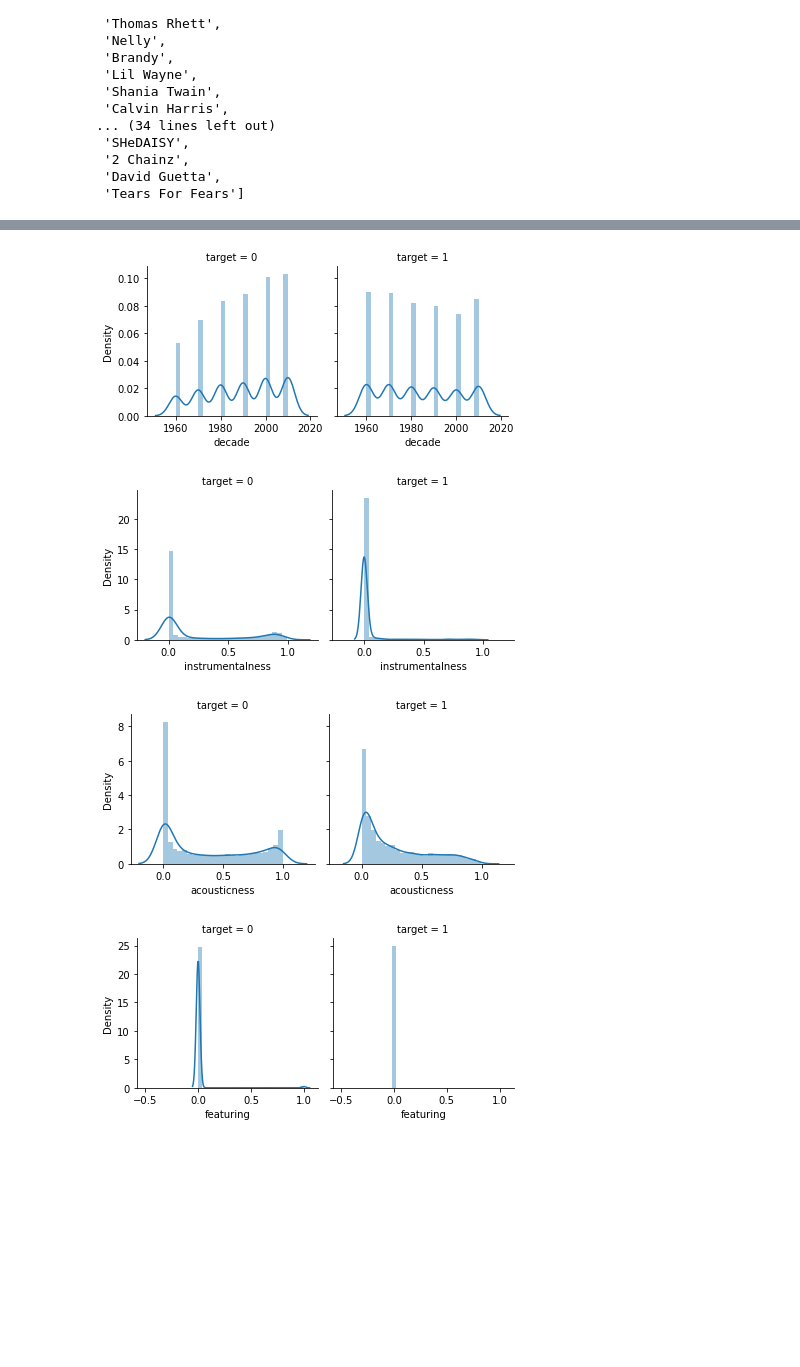
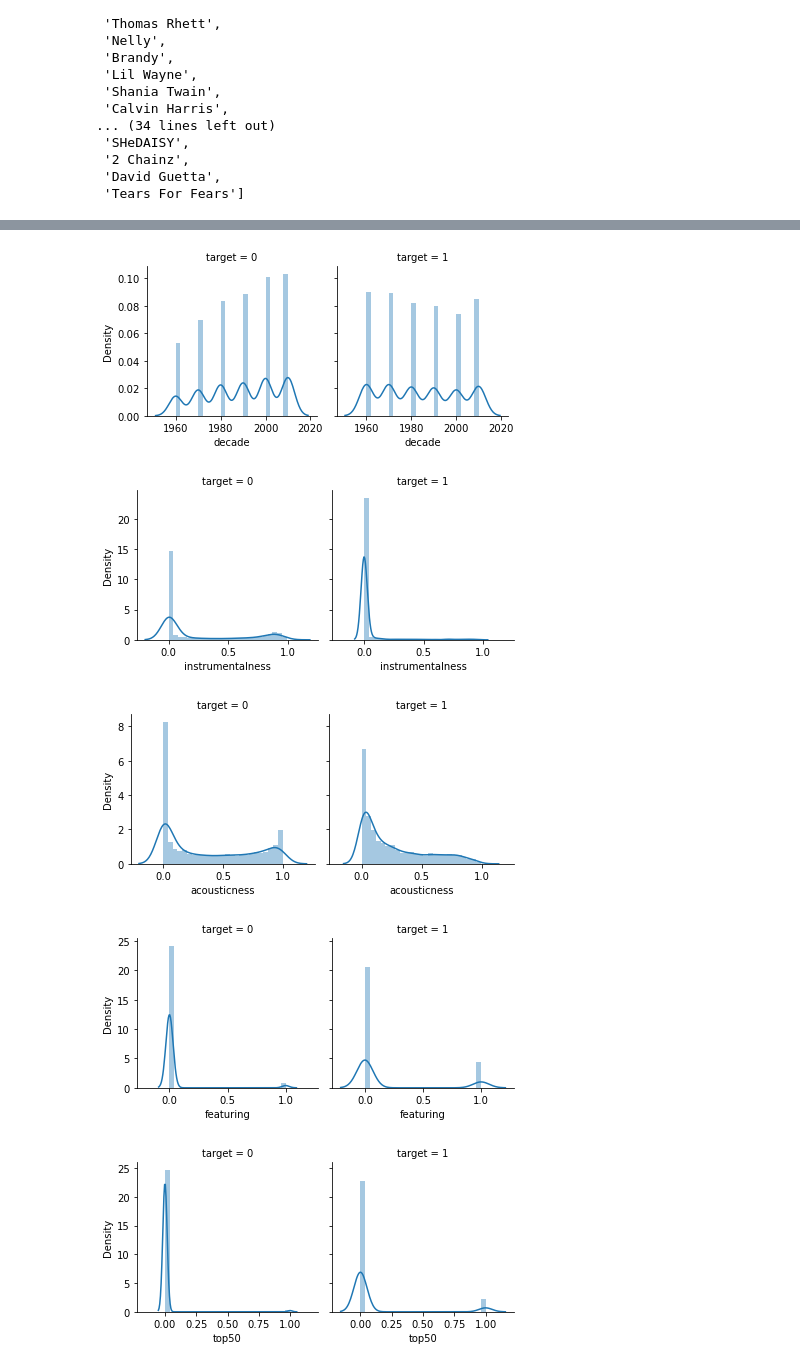
Before and after one commit to igalonso/spot-a-hit, a Jupyter notebook: spotify_all-final.ipynb, the cells around one changed output, grey strips where cells are left out. Saved outputs shown, nothing was run; the diff lists cells and outputs as text; code cells hidden in the pictures; blank space fills up the shorter version.

```diff
--- a/spotify_all-final.ipynb
+++ b/spotify_all-final.ipynb
@@ -340,9 +340,9 @@ data = pd.read_excel('train.xlsx',sheet_name='Sheet1')
 popular = data[data["target"]==1]
 #data.info()
 # %%
-data = data.assign(featuring = np.where((data['artist'].str.contains('Featuring')),1,0))
-data = data.assign(featuring = np.where((data['artist'].str.contains('&')),1,0))
-data = data.assign(featuring = np.where((data['track'].str.contains('feat')),1,0))
+data = data.assign(featuring = np.where((data['artist'].str.contains('Featuring')) | (data['artist'].str.contains('&')) | (data['track'].str.contains('feat')),1,0))
+#data = data.assign(featuring = np.where((data['artist'].str.contains('&')),1,0))
+#data = data.assign(featuring = np.where((data['track'].str.contains('feat')),1,0))
 artists = (popular['artist'].str.split(' Featuring | & ').str[0].str.strip()).str.split('&').str[0].str.strip()
 name_count = Counter(artists).most_common(50)
 top50 = []
@@ -371,28 +371,13 @@ top50
  'David Guetta',
  'Tears For Fears']
 # %%
-data['artist_array'] = data['artist'].str.split(' Featuring| &')
+res = data['artist'].str.split(' Featuring| &')
+data['artist_array'] = res.apply('|'.join)
+pattern = '|'.join(top50)
 
-#data['top50'] = data['artist_array'].isin(top50).astype(int)
-#data['top50'] = any(item in data['artist_array'] for item in top50)
-#data.head()
-#data.to_excel("dataartist_array.xlsx")
-
-#res = data[~data['artist_array'].str.strip().isin(top50)]
-#res2 = data['artist_array'].isin(top50df['artist'])
-#print(data['artist_array'].where(data['artist'].isin(top50df)))
-#data['top50'] = res2
-#data.to_excel("dataartist_array.xlsx")
-#res = data.artist_array.isin(top50df.artist)
-#res2.head()
-#data['top50'] = top50df.artist.isin(data.artist_array)
-#data['artist_array'].isin(top50).sum()
-#data['top50']
-#data['top50']= data['top50'].fillna(True)
-#print(data[data['top50'].isin(data['artist_array'])])
-#data.index[data['id'] == 1873]
-#data.loc[data['id'] == 1873]
-#data.dtypes
+for artist in top50:
+    data['top50'] = data['artist_array'].str.contains(pattern)
+data.to_excel("dataartist_array.xlsx")
 # %%
 # Possible Detect Outlayers
 from collections import Counter
@@ -444,30 +429,34 @@ plt.show()
 # %%
 
 g = sns.FacetGrid(data, col = "target")
 g.map(sns.distplot, "danceability", bins = 25)
 plt.show()
 g = sns.FacetGrid(data, col = "target")
 g.map(sns.distplot, "loudness", bins = 25)
 plt.show()
 g = sns.FacetGrid(data, col = "target")
 g.map(sns.distplot, "decade", bins = 25)
 plt.show()
 g = sns.FacetGrid(data, col = "target")
 g.map(sns.distplot, "instrumentalness", bins = 25)
 plt.show()
 g = sns.FacetGrid(data, col = "target")
 g.map(sns.distplot, "acousticness", bins = 25)
 plt.show()
 g = sns.FacetGrid(data, col = "target")
 g.map(sns.distplot, "featuring", bins = 25)
 plt.show()
+g = sns.FacetGrid(data, col = "target")
+g.map(sns.distplot, "top50", bins = 25)
+plt.show()
 # %% [output]
 [figure]
 [figure]
 [figure]
 [figure]
 [figure]
-[figure, old version]
+[figure, new version]
+[figure, added]
 # %%
 data = data.drop(['id'],axis=1)
 data = data.drop(['artist'],axis=1)
```
Also changed, not shown: parts of 25 cells of this notebook.
